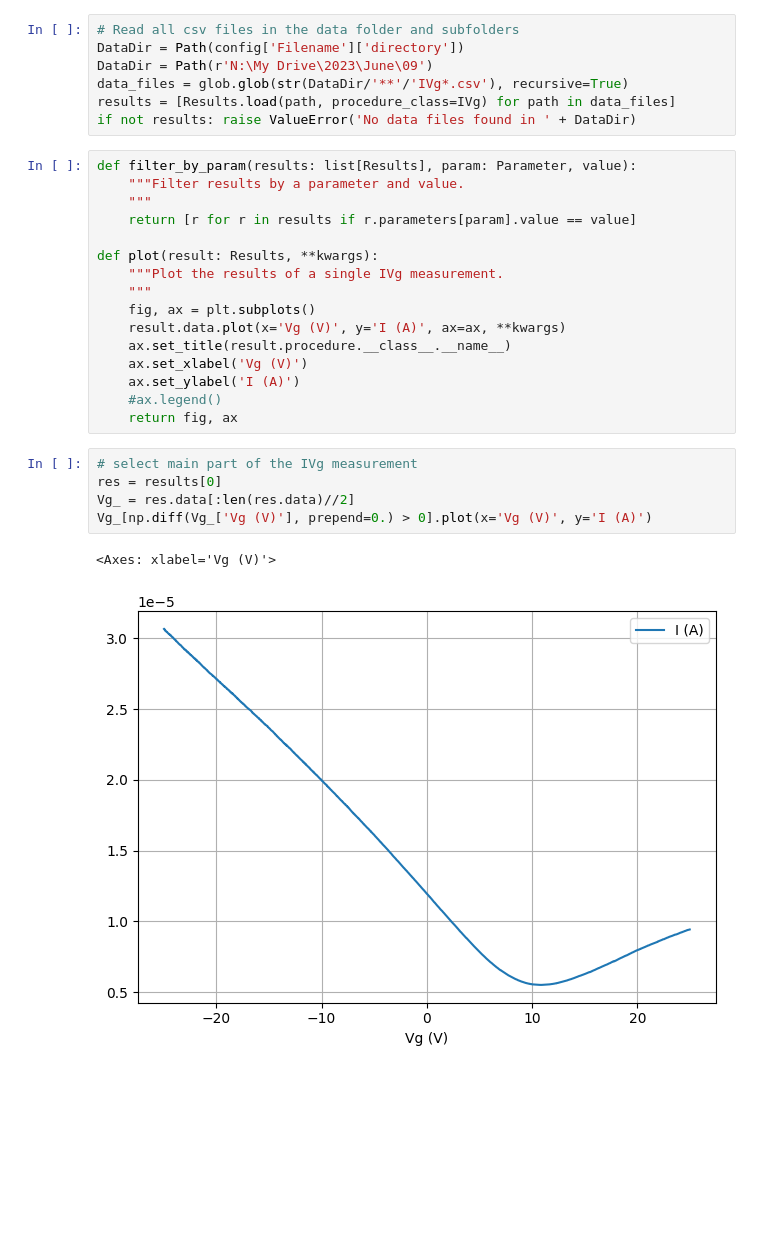
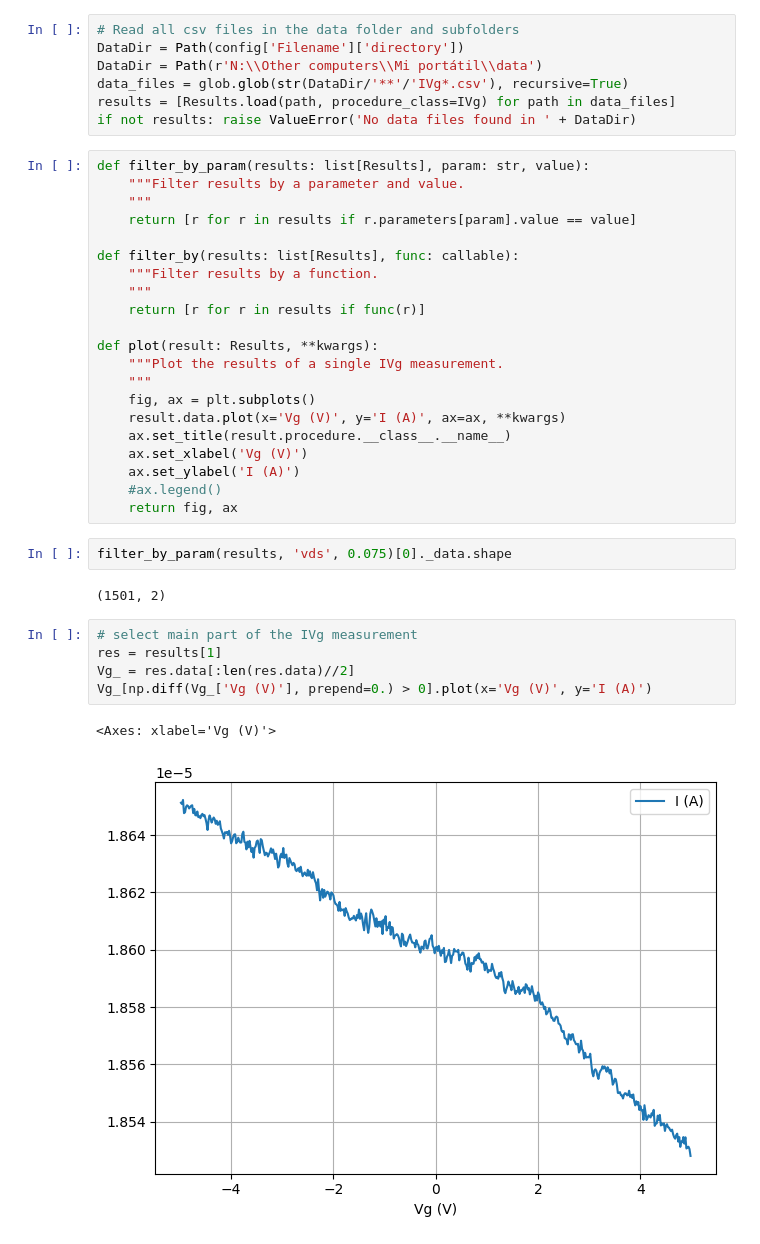
Before and after one commit to nanolab-fcfm/laser_setup, a Jupyter notebook: notebooks/filter_data.ipynb, the cells around one changed output. Cells and saved outputs as stored; diff of their text form; blank space fills up the shorter version.

```diff
--- a/notebooks/filter_data.ipynb
+++ b/notebooks/filter_data.ipynb
@@ -11,15 +15,20 @@ from Scripts.IVg import IVg
 # %%
 # Read all csv files in the data folder and subfolders
 DataDir = Path(config['Filename']['directory'])
-DataDir = Path(r'N:\My Drive\2023\June\09')
+DataDir = Path(r'N:\\Other computers\\Mi portátil\\data')
 data_files = glob.glob(str(DataDir/'**'/'IVg*.csv'), recursive=True)
 results = [Results.load(path, procedure_class=IVg) for path in data_files]
 if not results: raise ValueError('No data files found in ' + DataDir)
 # %%
-def filter_by_param(results: list[Results], param: Parameter, value):
+def filter_by_param(results: list[Results], param: str, value):
     """Filter results by a parameter and value.
     """
     return [r for r in results if r.parameters[param].value == value]
+
+def filter_by(results: list[Results], func: callable):
+    """Filter results by a function.
+    """
+    return [r for r in results if func(r)]
 
 def plot(result: Results, **kwargs):
     """Plot the results of a single IVg measurement.
@@ -31,11 +40,15 @@ def plot(result: Results, **kwargs):
     ax.set_ylabel('I (A)')
     #ax.legend()
     return fig, ax
+# %%
+filter_by_param(results, 'vds', 0.075)[0]._data.shape
+# %% [output]
+(1501, 2)
 # %%
 # select main part of the IVg measurement
-res = results[0]
+res = results[1]
 Vg_ = res.data[:len(res.data)//2]
 Vg_[np.diff(Vg_['Vg (V)'], prepend=0.) > 0].plot(x='Vg (V)', y='I (A)')
 # %% [output]
 <Axes: xlabel='Vg (V)'>
-[figure, old version]
+[figure, new version]
```
Also changed, not shown: parts of 1 cell of this notebook, 2 other files.
